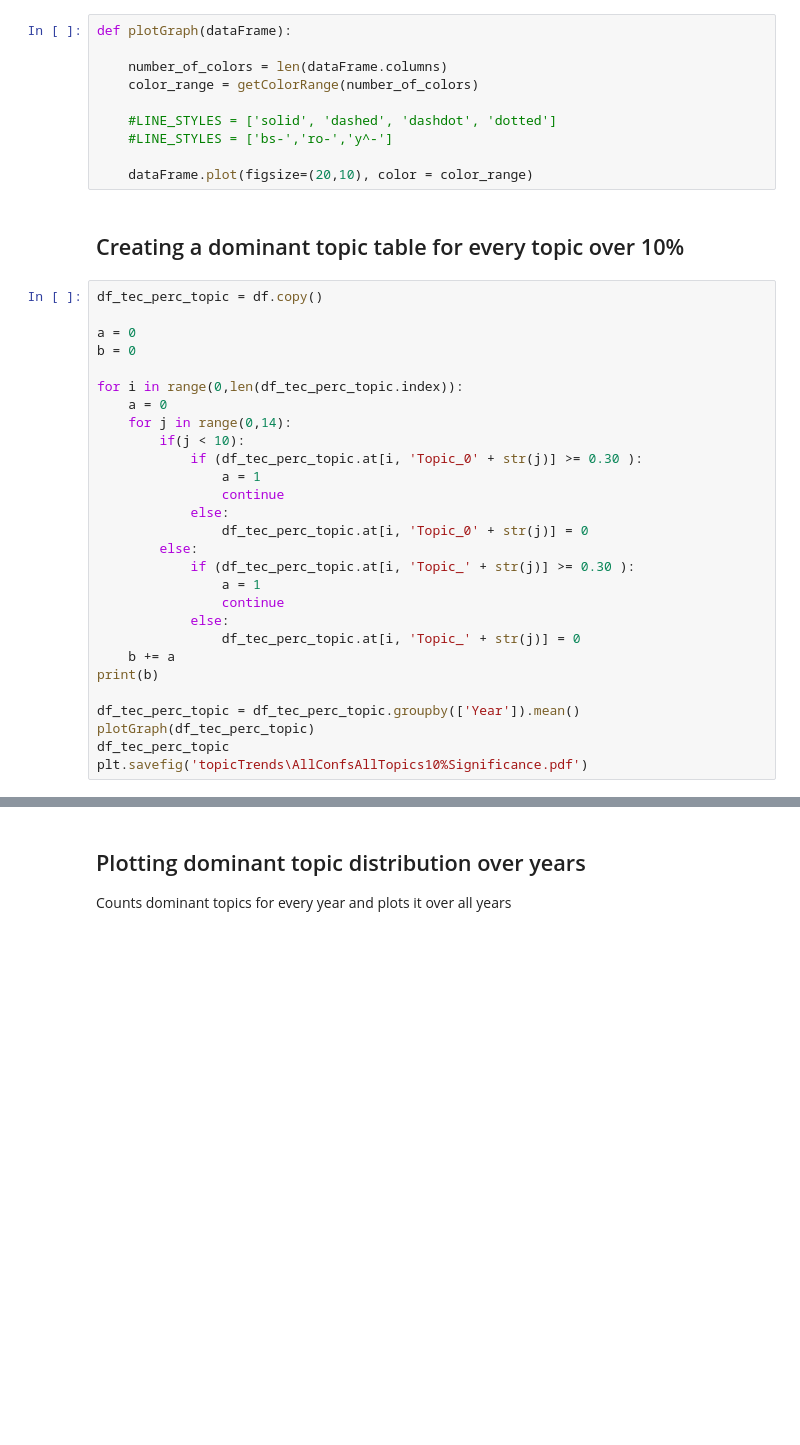
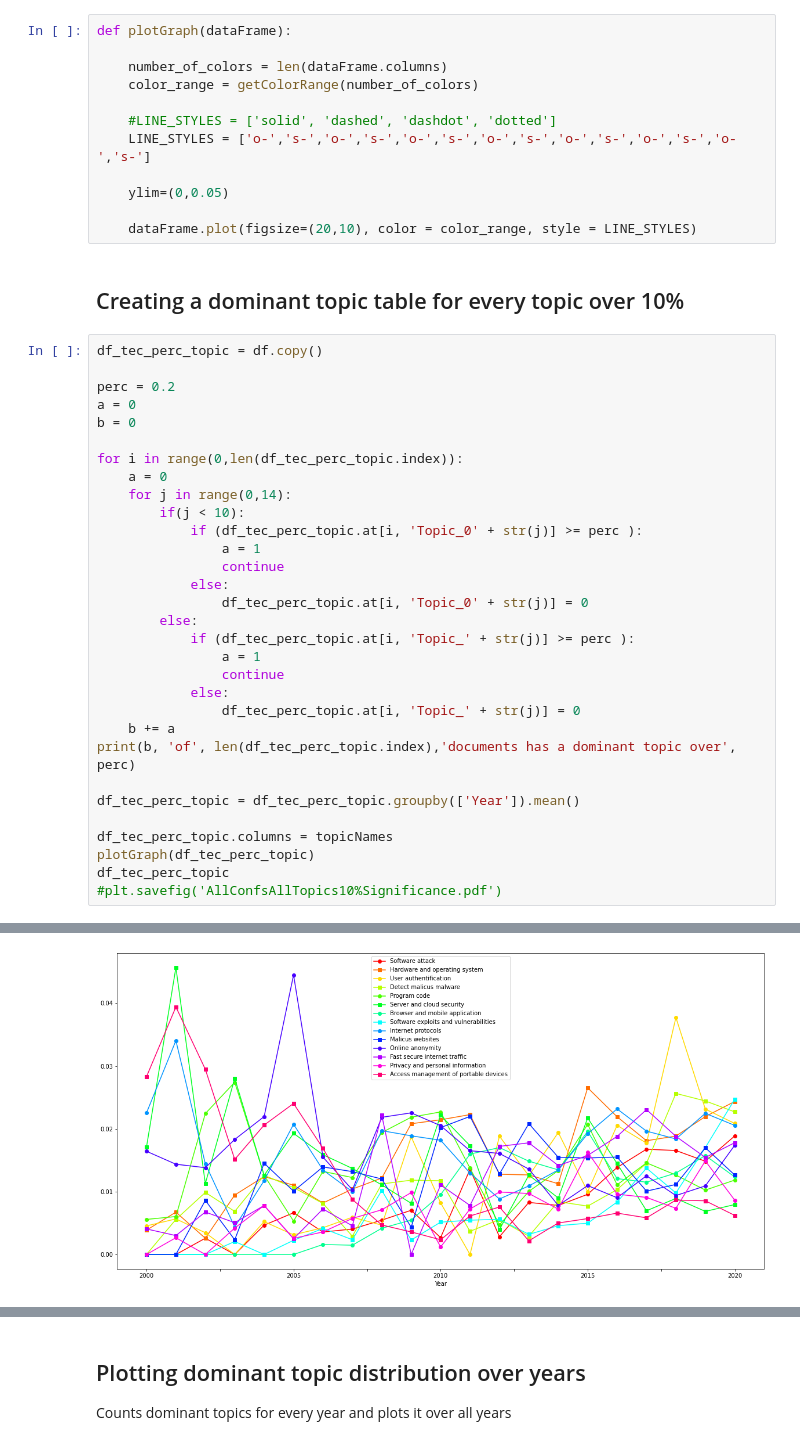
Before and after one commit to richard-johansson/topic_modeling, a Jupyter notebook: topicModeller2.0.ipynb, the cells around one changed output, grey strips where cells are left out. Drawn from its saved outputs; the diff is of its cells as text; blank space fills up the shorter version.

```diff
--- a/topicModeller2.0.ipynb
+++ b/topicModeller2.0.ipynb
@@ -712,14 +729,17 @@ def plotGraph(dataFrame):
     color_range = getColorRange(number_of_colors)
 
     #LINE_STYLES = ['solid', 'dashed', 'dashdot', 'dotted']
-    #LINE_STYLES = ['bs-','ro-','y^-']
+    LINE_STYLES = ['o-','s-','o-','s-','o-','s-','o-','s-','o-','s-','o-','s-','o-','s-']
 
-    dataFrame.plot(figsize=(20,10), color = color_range)
+    ylim=(0,0.05)
+
+    dataFrame.plot(figsize=(20,10), color = color_range, style = LINE_STYLES)
 # %% [markdown]
 ## Creating a dominant topic table for every topic over 10%
 # %%
 df_tec_perc_topic = df.copy()
 
+perc = 0.2
 a = 0
 b = 0
 
@@ -727,21 +747,24 @@ for i in range(0,len(df_tec_perc_topic.index)):
     a = 0
     for j in range(0,14):
         if(j < 10):
-            if (df_tec_perc_topic.at[i, 'Topic_0' + str(j)] >= 0.30 ):
+            if (df_tec_perc_topic.at[i, 'Topic_0' + str(j)] >= perc ):
                 a = 1
                 continue
             else:
                 df_tec_perc_topic.at[i, 'Topic_0' + str(j)] = 0
         else:
-            if (df_tec_perc_topic.at[i, 'Topic_' + str(j)] >= 0.30 ):
+            if (df_tec_perc_topic.at[i, 'Topic_' + str(j)] >= perc ):
                 a = 1
                 continue
             else:
                 df_tec_perc_topic.at[i, 'Topic_' + str(j)] = 0
     b += a
-print(b)
+print(b, 'of', len(df_tec_perc_topic.index),'documents has a dominant topic over', perc)
 
 df_tec_perc_topic = df_tec_perc_topic.groupby(['Year']).mean()
+
+df_tec_perc_topic.columns = topicNames
 plotGraph(df_tec_perc_topic)
 df_tec_perc_topic
-plt.savefig('topicTrends\AllConfsAllTopics10%Significance.pdf')
+#plt.savefig('AllConfsAllTopics10%Significance.pdf')
+# %% [output]
@@ -747,0 +790 @@ plt.savefig('topicTrends\AllConfsAllTopics10%Significance.pdf')
+[figure, added]
```
Also changed, not shown: parts of 16 cells of this notebook, 3 other files.
